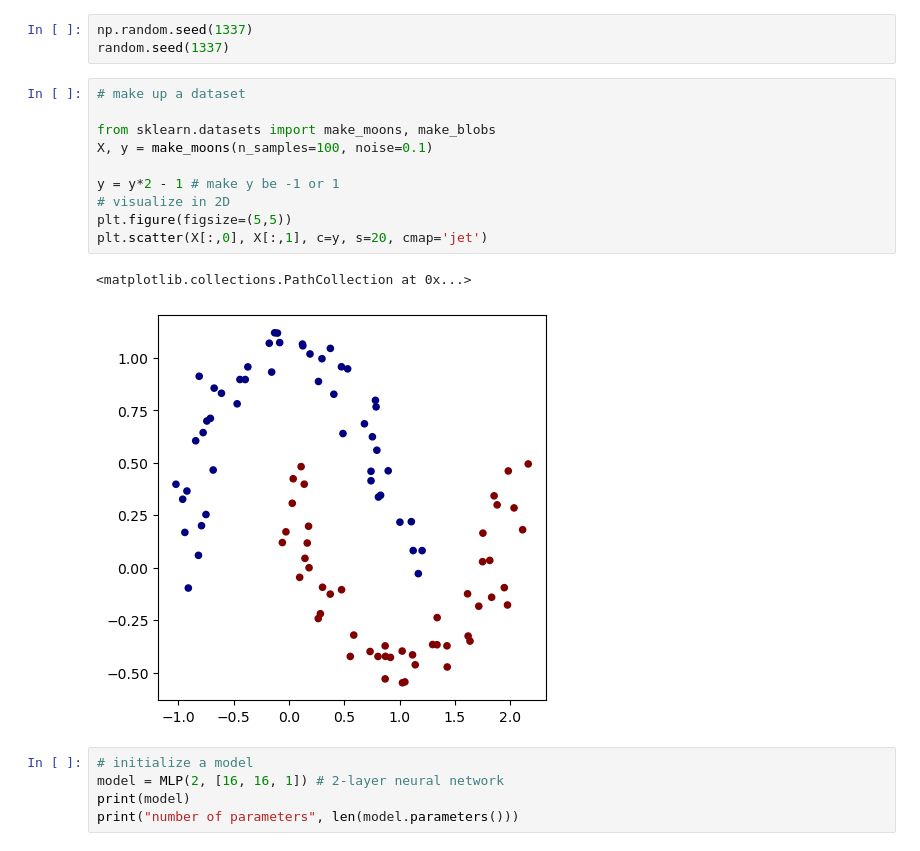
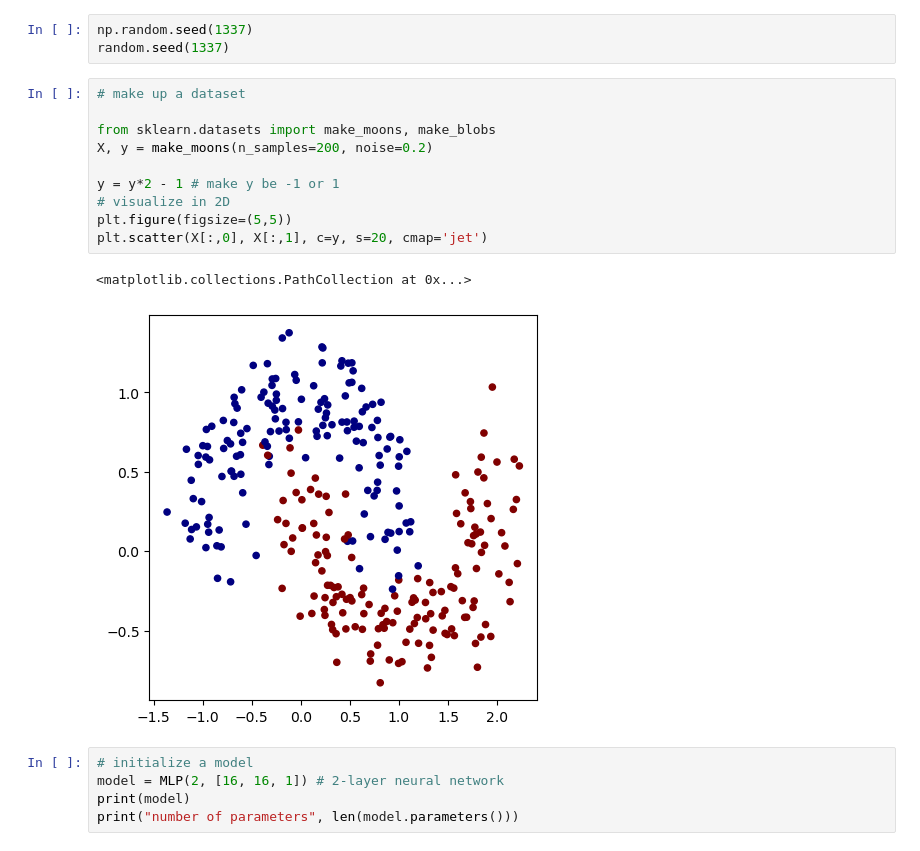
Before and after one commit to fanscen/micrograd, a Jupyter notebook: demo.ipynb, the cells around one changed output. Drawn from its saved outputs; the diff is of its cells as text.

```diff
--- a/demo.ipynb
+++ b/demo.ipynb
@@ -14,16 +14,16 @@ random.seed(1337)
 # %%
 # make up a dataset
 
 from sklearn.datasets import make_moons, make_blobs
-X, y = make_moons(n_samples=100, noise=0.1)
+X, y = make_moons(n_samples=200, noise=0.2)
 
 y = y*2 - 1 # make y be -1 or 1
 # visualize in 2D
 plt.figure(figsize=(5,5))
 plt.scatter(X[:,0], X[:,1], c=y, s=20, cmap='jet')
 # %% [output]
 <matplotlib.collections.PathCollection at 0x...>
-[figure, old version]
+[figure, new version]
 # %%
 # initialize a model
 model = MLP(2, [16, 16, 1]) # 2-layer neural network
```
Also changed, not shown: parts of 3 cells of this notebook.
